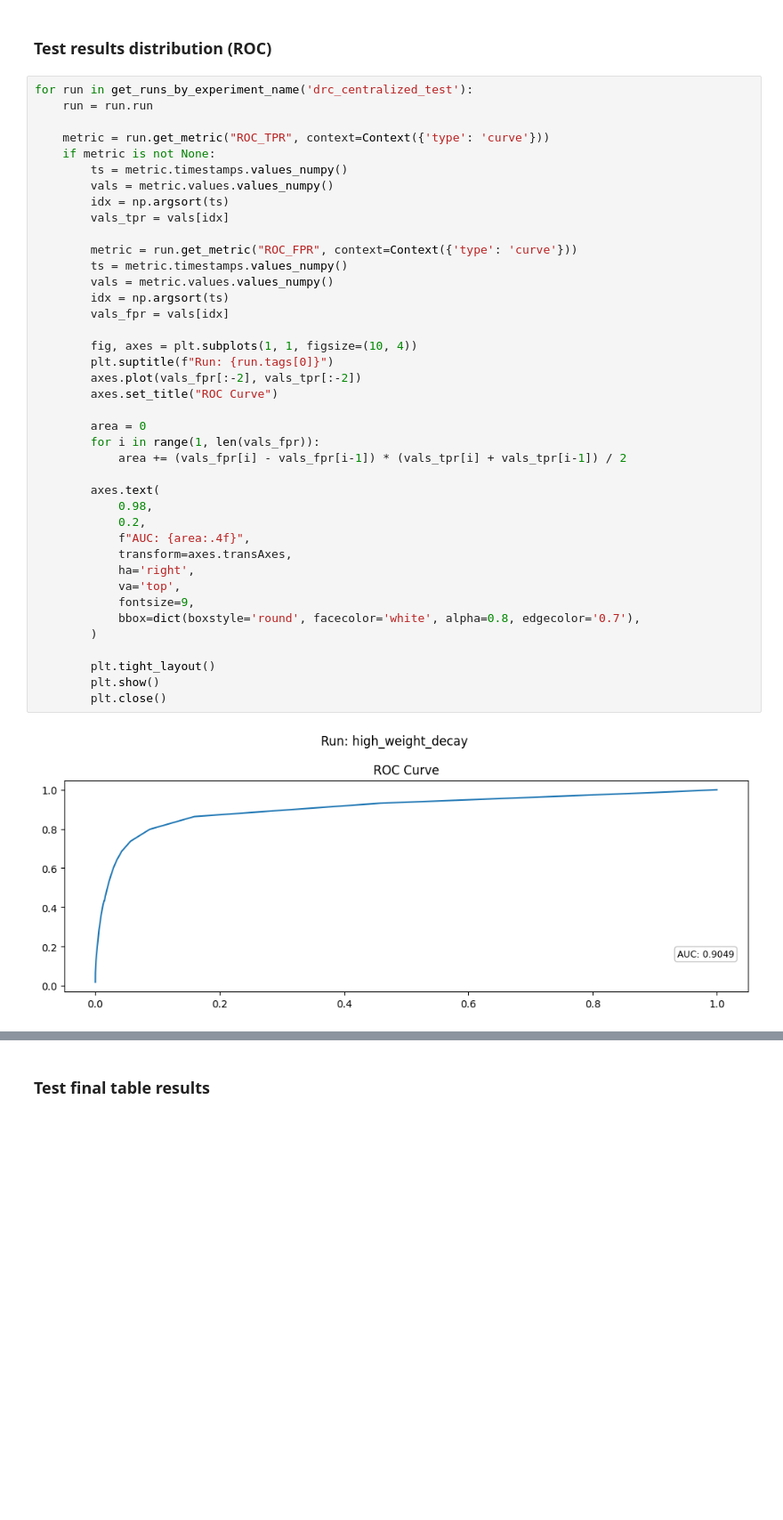
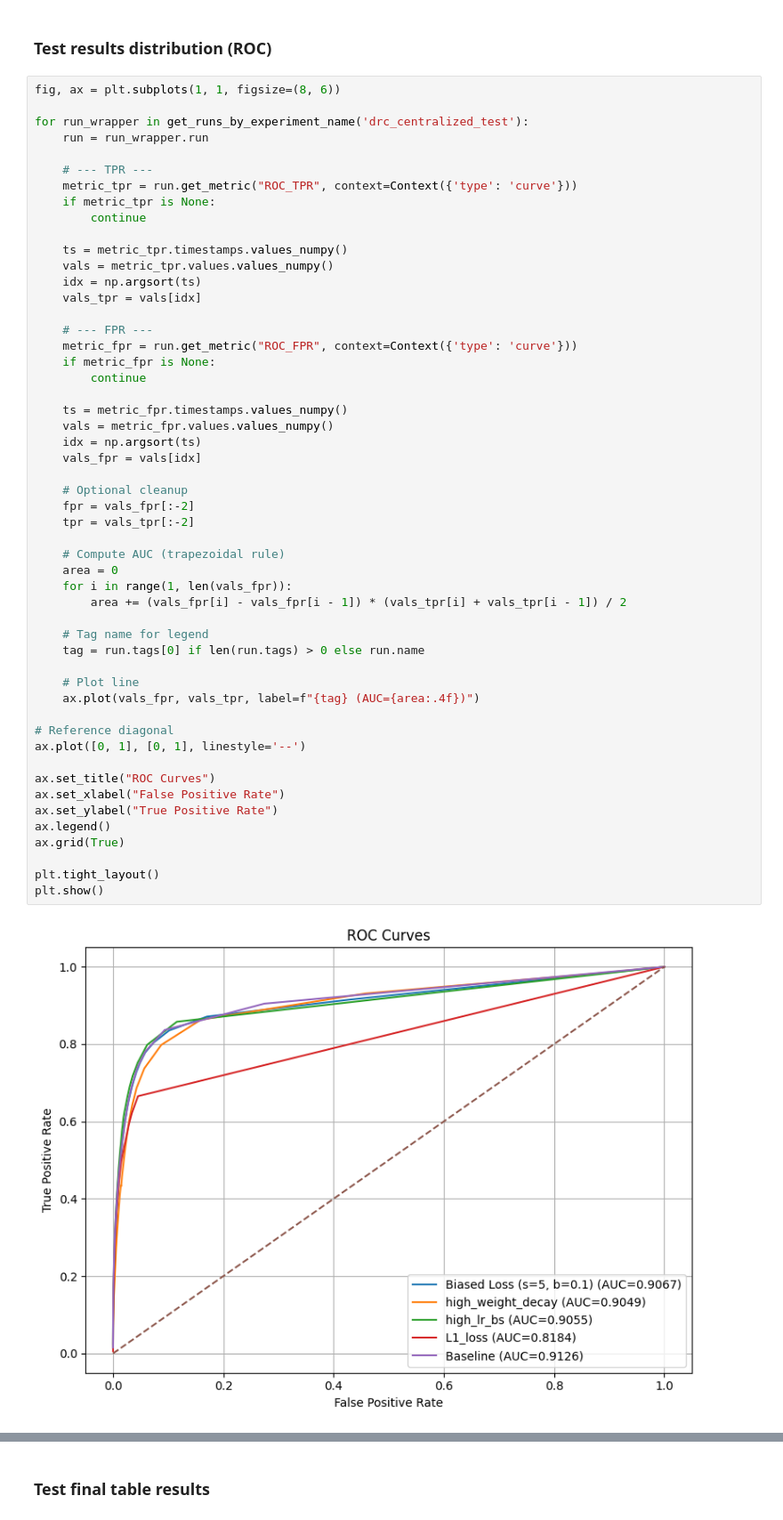
Before and after one commit to beppSpedicato/CircuitNet, a Jupyter notebook: drc_prediction/show_experiment_result.ipynb, the cells around one changed output, grey strips where cells are left out. Shown at 89% size. Drawn from its saved outputs; the diff is of its cells as text; blank space fills up the shorter version.

```diff
--- a/drc_prediction/show_experiment_result.ipynb
+++ b/drc_prediction/show_experiment_result.ipynb
@@ -285,44 +285,56 @@ for run in get_runs_by_experiment_name('drc_centralized_test'):
 # %% [markdown]
 ### Test results distribution (ROC)
 # %%
-for run in get_runs_by_experiment_name('drc_centralized_test'):
-    run = run.run
+fig, ax = plt.subplots(1, 1, figsize=(8, 6))
 
-    metric = run.get_metric("ROC_TPR", context=Context({'type': 'curve'}))
-    if metric is not None:
-        ts = metric.timestamps.values_numpy()
-        vals = metric.values.values_numpy()
-        idx = np.argsort(ts)
-        vals_tpr = vals[idx]
+for run_wrapper in get_runs_by_experiment_name('drc_centralized_test'):
+    run = run_wrapper.run
 
-        metric = run.get_metric("ROC_FPR", context=Context({'type': 'curve'}))
-        ts = metric.timestamps.values_numpy()
-        vals = metric.values.values_numpy()
-        idx = np.argsort(ts)
-        vals_fpr = vals[idx]
+    # --- TPR ---
+    metric_tpr = run.get_metric("ROC_TPR", context=Context({'type': 'curve'}))
+    if metric_tpr is None:
+        continue
 
-        fig, axes = plt.subplots(1, 1, figsize=(10, 4))
-        plt.suptitle(f"Run: {run.tags[0]}")
-        axes.plot(vals_fpr[:-2], vals_tpr[:-2])
-        axes.set_title("ROC Curve")
+    ts = metric_tpr.timestamps.values_numpy()
+    vals = metric_tpr.values.values_numpy()
+    idx = np.argsort(ts)
+    vals_tpr = vals[idx]
 
-        area = 0
-        for i in range(1, len(vals_fpr)):
-            area += (vals_fpr[i] - vals_fpr[i-1]) * (vals_tpr[i] + vals_tpr[i-1]) / 2
+    # --- FPR ---
+    metric_fpr = run.get_metric("ROC_FPR", context=Context({'type': 'curve'}))
+    if metric_fpr is None:
+        continue
 
-        axes.text(
-            0.98,
-            0.2,
-            f"AUC: {area:.4f}",
-            transform=axes.transAxes,
-            ha='right',
-            va='top',
-            fontsize=9,
-            bbox=dict(boxstyle='round', facecolor='white', alpha=0.8, edgecolor='0.7'),
-        )
+    ts = metric_fpr.timestamps.values_numpy()
+    vals = metric_fpr.values.values_numpy()
+    idx = np.argsort(ts)
+    vals_fpr = vals[idx]
 
-        plt.tight_layout()
-        plt.show()
-        plt.close()
+    # Optional cleanup
+    fpr = vals_fpr[:-2]
+    tpr = vals_tpr[:-2]
+
+    # Compute AUC (trapezoidal rule)
+    area = 0
+    for i in range(1, len(vals_fpr)):
+        area += (vals_fpr[i] - vals_fpr[i - 1]) * (vals_tpr[i] + vals_tpr[i - 1]) / 2
+
+    # Tag name for legend
+    tag = run.tags[0] if len(run.tags) > 0 else run.name
+
+    # Plot line
+    ax.plot(vals_fpr, vals_tpr, label=f"{tag} (AUC={area:.4f})")
+
+# Reference diagonal
+ax.plot([0, 1], [0, 1], linestyle='--')
+
+ax.set_title("ROC Curves")
+ax.set_xlabel("False Positive Rate")
+ax.set_ylabel("True Positive Rate")
+ax.legend()
+ax.grid(True)
+
+plt.tight_layout()
+plt.show()
 # %% [output]
-[figure, old version]
+[figure, new version]
```
Also changed, not shown: parts of 6 cells of this notebook, 4 other files.
